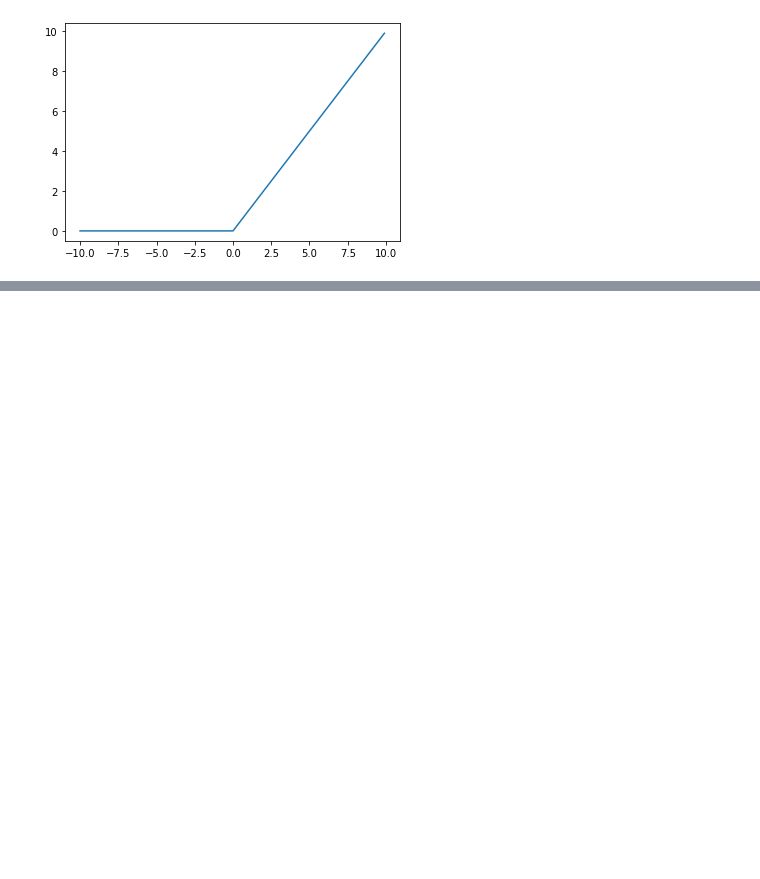
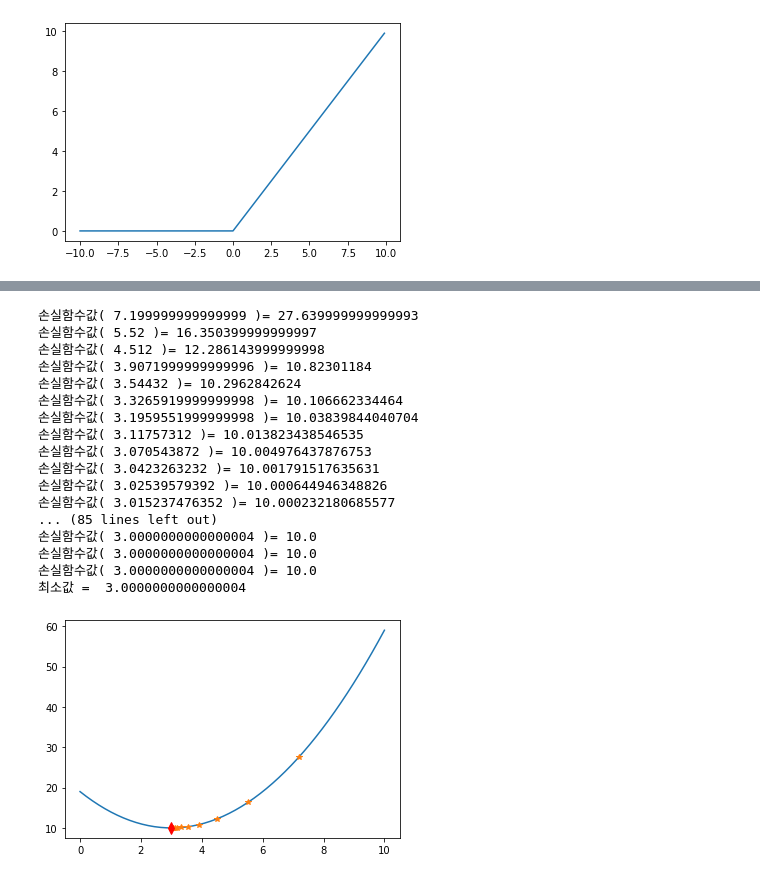
Before and after one commit to dpfpsel0622/pdm11, a Jupyter notebook: notebook/chap06_MLP.ipynb, the cells around one changed output, grey strips where cells are left out. Saved outputs shown, nothing was run; the diff lists cells and outputs as text; code cells hidden in the pictures; blank space fills up the shorter version.

```diff
--- a/notebook/chap06_MLP.ipynb
+++ b/notebook/chap06_MLP.ipynb
@@ -64,0 +167,54 @@ Deprecated in NumPy 1.20; for more details and guidance: https://numpy.org/devdo
+# %%
+import numpy as np
+import matplotlib.pyplot as plt
+
+x = 10
+learning_rate = 0.2
+precision = 0.00001
+max_iterations = 100
+
+# 손실함수를 람다식으로 정의한다.
+loss_func = lambda x: (x-3)**2 + 10
+
+# 그래디언트를 람다식으로 정의한다. 손실함수의 1차 미분값이다.
+gradient = lambda x: 2*x-6
+
+list1 = []
+list2 = []
+
+# 그래디언트 강하법
+for i in range(max_iterations):
+    x = x - learning_rate * gradient(x)
+    list1.append(x)
+    list2.append(loss_func(x))
+    print("손실함수값(", x, ")=", loss_func(x))
+
+print("최소값 = ", x)
+
+x1 = np.linspace(0.0, 10.0)
+y1 = loss_func(x1)
+fig, ax = plt.subplots()  # Create a figure containing a single axes.
+ax.plot(x1,y1)  # Plot some data on the axes.
+ax.plot(list1,list2, '*')  # Plot some data on the axes.
+min_loss_idx = np.argmin(list2)
+ax.plot(list1[min_loss_idx],list2[min_loss_idx], 'rd', ms=8)
+plt.show()
+# %% [output]
+손실함수값( 7.199999999999999 )= 27.639999999999993
+손실함수값( 5.52 )= 16.350399999999997
+손실함수값( 4.512 )= 12.286143999999998
+손실함수값( 3.9071999999999996 )= 10.82301184
+손실함수값( 3.54432 )= 10.2962842624
+손실함수값( 3.3265919999999998 )= 10.106662334464
+손실함수값( 3.1959551999999998 )= 10.03839844040704
+손실함수값( 3.11757312 )= 10.013823438546535
+손실함수값( 3.070543872 )= 10.004976437876753
+손실함수값( 3.0423263232 )= 10.001791517635631
+손실함수값( 3.02539579392 )= 10.000644946348826
+손실함수값( 3.015237476352 )= 10.000232180685577
+... (85 lines left out)
+손실함수값( 3.0000000000000004 )= 10.0
+손실함수값( 3.0000000000000004 )= 10.0
+손실함수값( 3.0000000000000004 )= 10.0
+최소값 =  3.0000000000000004
+[figure, added]
```
Also changed, not shown: parts of 11 cells of this notebook.
